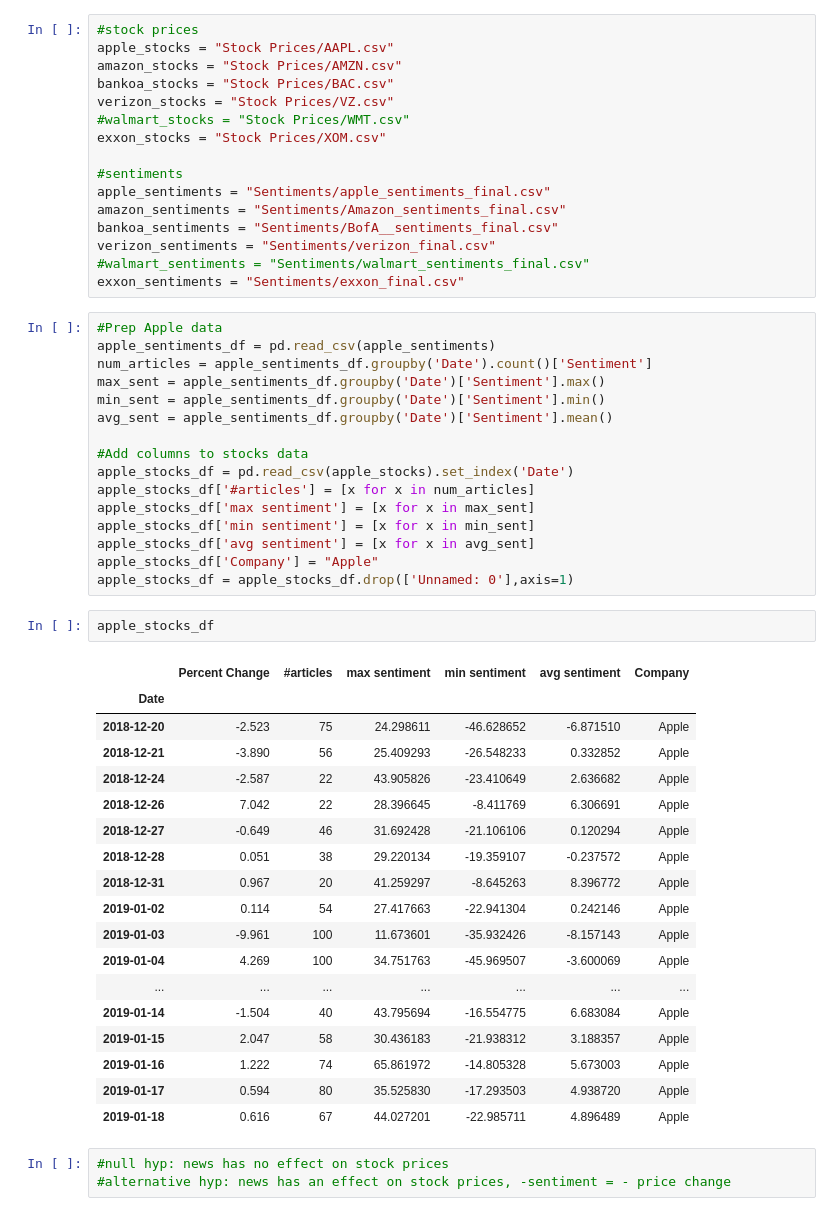
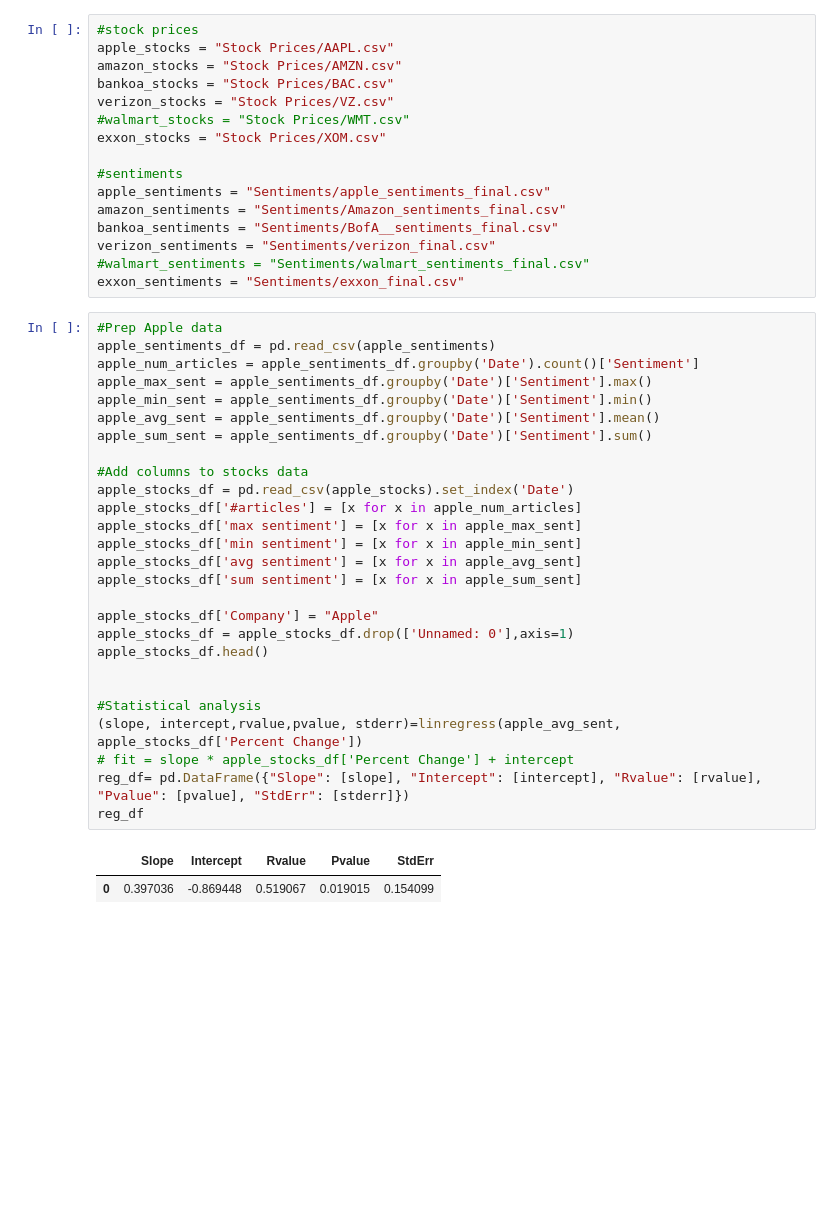
Before and after one commit to luwoldy/group_5_tbc, a Jupyter notebook: data_analysis.ipynb, the cells around one changed output. Cells and saved outputs as stored; diff of their text form; blank space fills up the shorter version.

```diff
--- a/data_analysis.ipynb
+++ b/data_analysis.ipynb
@@ -22,40 +32,30 @@ exxon_sentiments = "Sentiments/exxon_final.csv"
 # %%
 #Prep Apple data
 apple_sentiments_df = pd.read_csv(apple_sentiments)
-num_articles = apple_sentiments_df.groupby('Date').count()['Sentiment']
-max_sent = apple_sentiments_df.groupby('Date')['Sentiment'].max()
-min_sent = apple_sentiments_df.groupby('Date')['Sentiment'].min()
-avg_sent = apple_sentiments_df.groupby('Date')['Sentiment'].mean()
+apple_num_articles = apple_sentiments_df.groupby('Date').count()['Sentiment']
+apple_max_sent = apple_sentiments_df.groupby('Date')['Sentiment'].max()
+apple_min_sent = apple_sentiments_df.groupby('Date')['Sentiment'].min()
+apple_avg_sent = apple_sentiments_df.groupby('Date')['Sentiment'].mean()
+apple_sum_sent = apple_sentiments_df.groupby('Date')['Sentiment'].sum()
 
 #Add columns to stocks data
 apple_stocks_df = pd.read_csv(apple_stocks).set_index('Date')
-apple_stocks_df['#articles'] = [x for x in num_articles]
-apple_stocks_df['max sentiment'] = [x for x in max_sent]
-apple_stocks_df['min sentiment'] = [x for x in min_sent]
-apple_stocks_df['avg sentiment'] = [x for x in avg_sent]
+apple_stocks_df['#articles'] = [x for x in apple_num_articles]
+apple_stocks_df['max sentiment'] = [x for x in apple_max_sent]
+apple_stocks_df['min sentiment'] = [x for x in apple_min_sent]
+apple_stocks_df['avg sentiment'] = [x for x in apple_avg_sent]
+apple_stocks_df['sum sentiment'] = [x for x in apple_sum_sent]
+
 apple_stocks_df['Company'] = "Apple"
 apple_stocks_df = apple_stocks_df.drop(['Unnamed: 0'],axis=1)
+apple_stocks_df.head()
+
+
+#Statistical analysis
+(slope, intercept,rvalue,pvalue, stderr)=linregress(apple_avg_sent, apple_stocks_df['Percent Change'])
+# fit = slope * apple_stocks_df['Percent Change'] + intercept
+reg_df= pd.DataFrame({"Slope": [slope], "Intercept": [intercept], "Rvalue": [rvalue], "Pvalue": [pvalue], "StdErr": [stderr]})
+reg_df
+# %% [output]
+|  | Slope | Intercept | Rvalue | Pvalue | StdErr |
+| 0 | 0.397036 | -0.869448 | 0.519067 | 0.019015 | 0.154099 |
-# %%
-apple_stocks_df
-# %% [output]
-|  | Percent Change | #articles | max sentiment | min sentiment | avg sentiment | Company |
-| Date |  |  |  |  |  |  |
-| 2018-12-20 | -2.523 | 75 | 24.298611 | -46.628652 | -6.871510 | Apple |
-| 2018-12-21 | -3.890 | 56 | 25.409293 | -26.548233 | 0.332852 | Apple |
-| 2018-12-24 | -2.587 | 22 | 43.905826 | -23.410649 | 2.636682 | Apple |
-| 2018-12-26 | 7.042 | 22 | 28.396645 | -8.411769 | 6.306691 | Apple |
-| 2018-12-27 | -0.649 | 46 | 31.692428 | -21.106106 | 0.120294 | Apple |
-| 2018-12-28 | 0.051 | 38 | 29.220134 | -19.359107 | -0.237572 | Apple |
-| 2018-12-31 | 0.967 | 20 | 41.259297 | -8.645263 | 8.396772 | Apple |
-| 2019-01-02 | 0.114 | 54 | 27.417663 | -22.941304 | 0.242146 | Apple |
-| 2019-01-03 | -9.961 | 100 | 11.673601 | -35.932426 | -8.157143 | Apple |
-| 2019-01-04 | 4.269 | 100 | 34.751763 | -45.969507 | -3.600069 | Apple |
-| ... | ... | ... | ... | ... | ... | ... |
-| 2019-01-14 | -1.504 | 40 | 43.795694 | -16.554775 | 6.683084 | Apple |
-| 2019-01-15 | 2.047 | 58 | 30.436183 | -21.938312 | 3.188357 | Apple |
-| 2019-01-16 | 1.222 | 74 | 65.861972 | -14.805328 | 5.673003 | Apple |
-| 2019-01-17 | 0.594 | 80 | 35.525830 | -17.293503 | 4.938720 | Apple |
-| 2019-01-18 | 0.616 | 67 | 44.027201 | -22.985711 | 4.896489 | Apple |
-# %%
-#null hyp: news has no effect on stock prices
-#alternative hyp: news has an effect on stock prices, -sentiment = - price change
```
Also changed, not shown: parts of 13 cells of this notebook, 14 other files.
